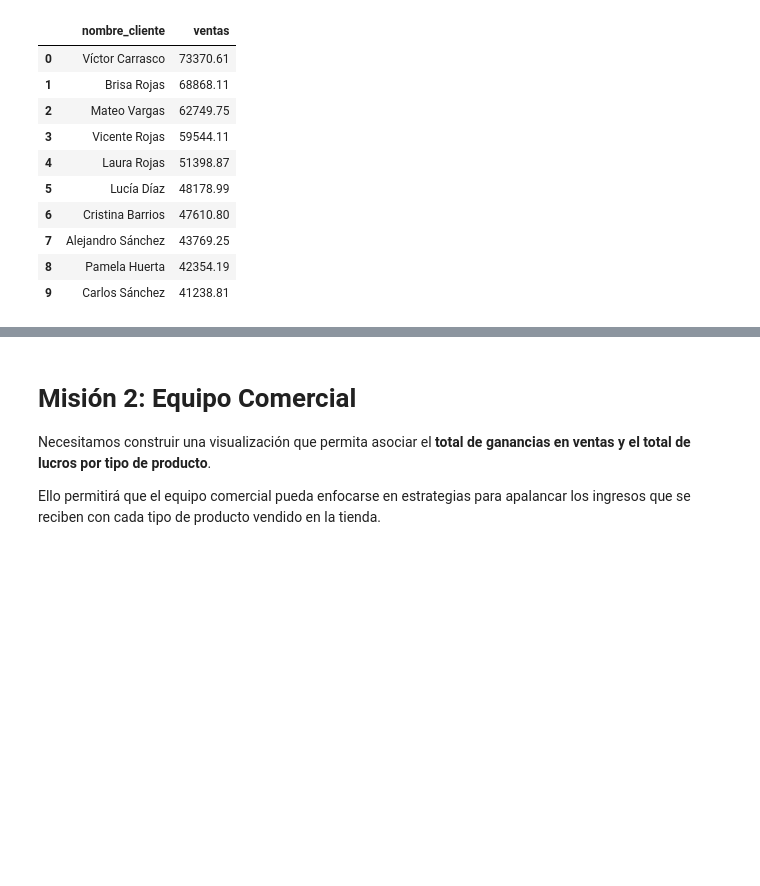
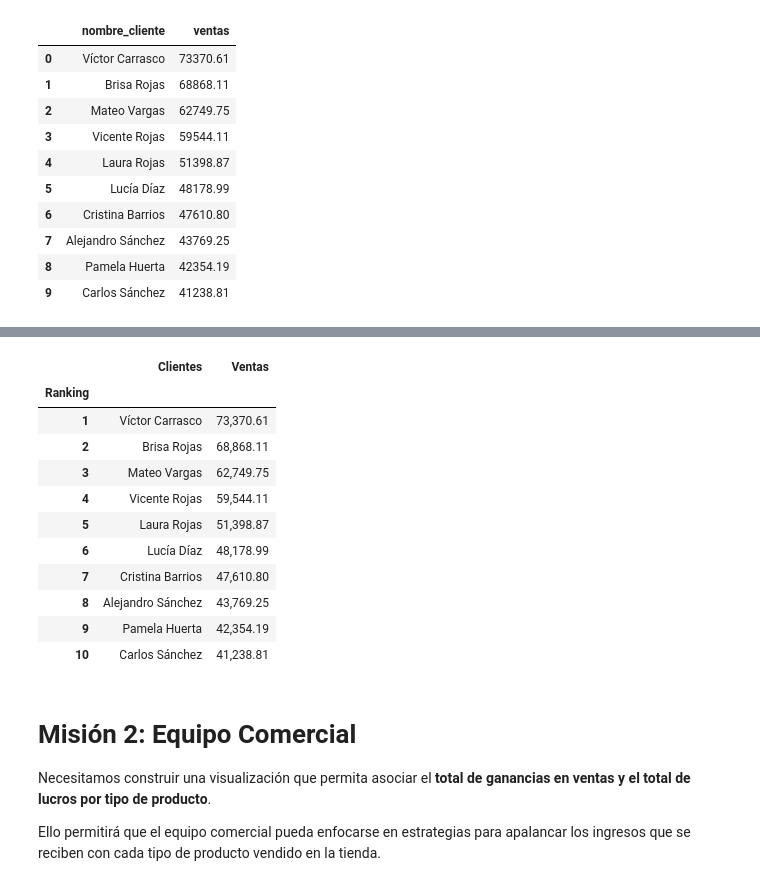
Before and after one commit to DiegoBecerra-lab/probando-python, a Jupyter notebook: Estilizacion_de_tablas.ipynb, the cells around one changed output, grey strips where cells are left out. Drawn from its saved outputs; the diff is of its cells as text; code cells hidden in the pictures; blank space fills up the shorter version.

```diff
--- a/Estilizacion_de_tablas.ipynb
+++ b/Estilizacion_de_tablas.ipynb
@@ -134,3 +153,19 @@ clientes
+# %%
+estilo.format({'Ventas': '{:,.2f}'})
+estilo
+# %% [output]
+|  | Clientes | Ventas |
+| Ranking |  |  |
+| 1 | Víctor Carrasco | 73,370.61 |
+| 2 | Brisa Rojas | 68,868.11 |
+| 3 | Mateo Vargas | 62,749.75 |
+| 4 | Vicente Rojas | 59,544.11 |
+| 5 | Laura Rojas | 51,398.87 |
+| 6 | Lucía Díaz | 48,178.99 |
+| 7 | Cristina Barrios | 47,610.80 |
+| 8 | Alejandro Sánchez | 43,769.25 |
+| 9 | Pamela Huerta | 42,354.19 |
+| 10 | Carlos Sánchez | 41,238.81 |
 # %% [markdown]
 # Misión 2: Equipo Comercial
 
```
Also changed, not shown: parts of 2 cells of this notebook.
